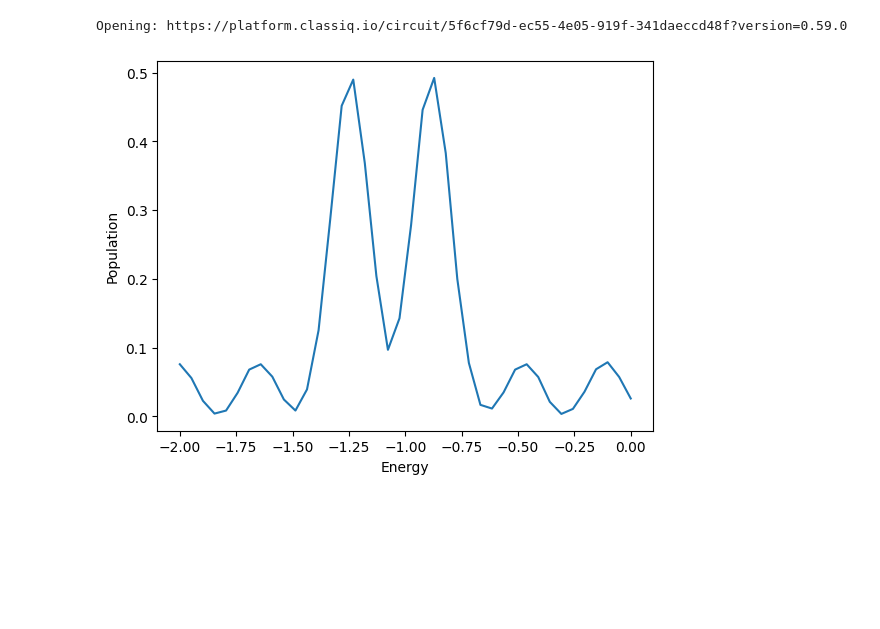
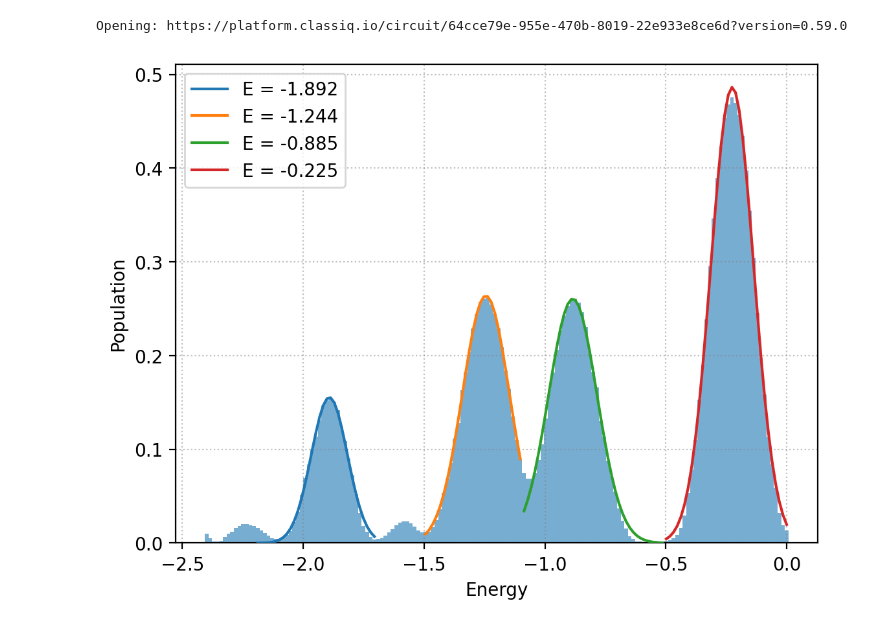
Before and after one commit to Neptune-1/classiq_hackaton, a Jupyter notebook: main.ipynb, the cells around one changed output. Saved outputs shown, nothing was run; the diff lists cells and outputs as text; code cells hidden in the pictures; blank space fills up the shorter version.

Commit message:
added graphics and code for H20

```diff
--- a/main.ipynb
+++ b/main.ipynb
@@ -88,31 +123,81 @@ def main(aux: Output[QArray[QBit]], E: CReal, t: CArray[CReal, aux_number]) -> N
 qmod = create_model(main)
 qprog = synthesize(qmod)
 show(qprog)
+save_qprog(qprog, 'main_H2')
 # %% [output]
-Opening: https://platform.classiq.io/circuit/5f6cf79d-ec55-4e05-919f-341daeccd48f?version=0.59.0
+Opening: https://platform.classiq.io/circuit/64cce79e-955e-470b-8019-22e933e8ce6d?version=0.59.0
+# %%
+execution_session = ExecutionSession(qprog)
+
+E_vals = np.linspace(-2.4, 0, 160)
 # %%
-execution_session = ExecutionSession(qprog)
-E_vals = np.linspace(-2, 0, 40)
+all_p = []
+default_number_of_shots = 2048
 
-all_p = []
-t = list(np.random.normal(size = aux_number, scale = 9))
+## uncomment to generate new t
+# t = list(np.random.normal(size = aux_number, scale = 9))
+## fix the found results for t, as the best found parameters
 
-
+t =  [-8.05919905074308, 3.482122480733358, -4.597246238119857, -10.62568965710171, -0.25364005504789383, 3.854986834773759]
 for E in tqdm(E_vals):
     sample_result = execution_session.sample({"E": E, "t": t})
     counts = sample_result.counts
     states = list(counts.keys())
     shots = list(counts.values())
 
-    p = [i[1]/2048 for i in zip(states, shots) if i[0] == "1"*aux_number]
+    # get the probability of the |1...1⟩ state of ancilla qubits
+    p = [i[1]/default_number_of_shots for i in zip(states, shots) if i[0] == "1"*aux_number]
     if not p:
         p = [0]
     all_p.append(p)
+
+print("t:", t)
-# %%
-plt.plot(E_vals, all_p)
-plt.xlabel("Energy")
-plt.ylabel("Population")
-plt.show()
-#[-1.85720199, -1.2444    , -0.8826    , -0.22499801]
-# %% [output]
-[figure, removed]
+# %%
+peak_1_E_edges = [-2.2, -1.7]
+peak_2_E_edges = [-1.5, -1.1]
+peak_3_E_edges = [-1.1, -0.5]
+peak_4_E_edges = [-0.5, 0]
+edges = [peak_1_E_edges, peak_2_E_edges, peak_3_E_edges, peak_4_E_edges]
+
+
+results_peak_1 = []
+results_peak_2 = []
+results_peak_3 = []
+results_peak_4 = []
+results = [results_peak_1, results_peak_2, results_peak_3, results_peak_4]
+
+fig, ax = make_grafics_beautiful("Energy", "Population")
+delta_E = E_vals[0]-E_vals[1]
+
+plt.bar(np.array(E_vals).flatten(), np.array(all_p).flatten(), width = delta_E, alpha = 0.6,)
+
+for i in range(len(edges)):
+    lower_edge = edges[i][0]
+    upper_edge = edges[i][1]
+
+    indices_within_edges = np.where((E_vals >= lower_edge) & (E_vals <= upper_edge))[0]
+
+    # Get the values from array1 that are within the edges
+    energies_of_peak = np.array(E_vals)[indices_within_edges]
+
+    # Get the values from array2 at the positions of the indices
+    peak = np.array(all_p)[indices_within_edges].flatten()
+
+    gmodel = lmfit_GaussianModel()
+    result = gmodel.fit(peak, x = energies_of_peak,
+                                      amplitude = max(peak), center = (upper_edge+lower_edge)/2,
+                                      sigma = upper_edge - lower_edge)
+
+
+    obtained_from_fit_energy = result.uvars["center"].nominal_value
+
+    plt.plot(energies_of_peak,
+             result.best_fit,
+             linewidth = 1.9, label = f"E = {round(obtained_from_fit_energy, 3)}", zorder = 3)
+
+
+# plt.savefig('energies_spectra.pdf')
+plt.legend()
+plt.show()
+# %% [output]
+[figure, added]
```
Also changed, not shown: parts of 15 cells of this notebook.
